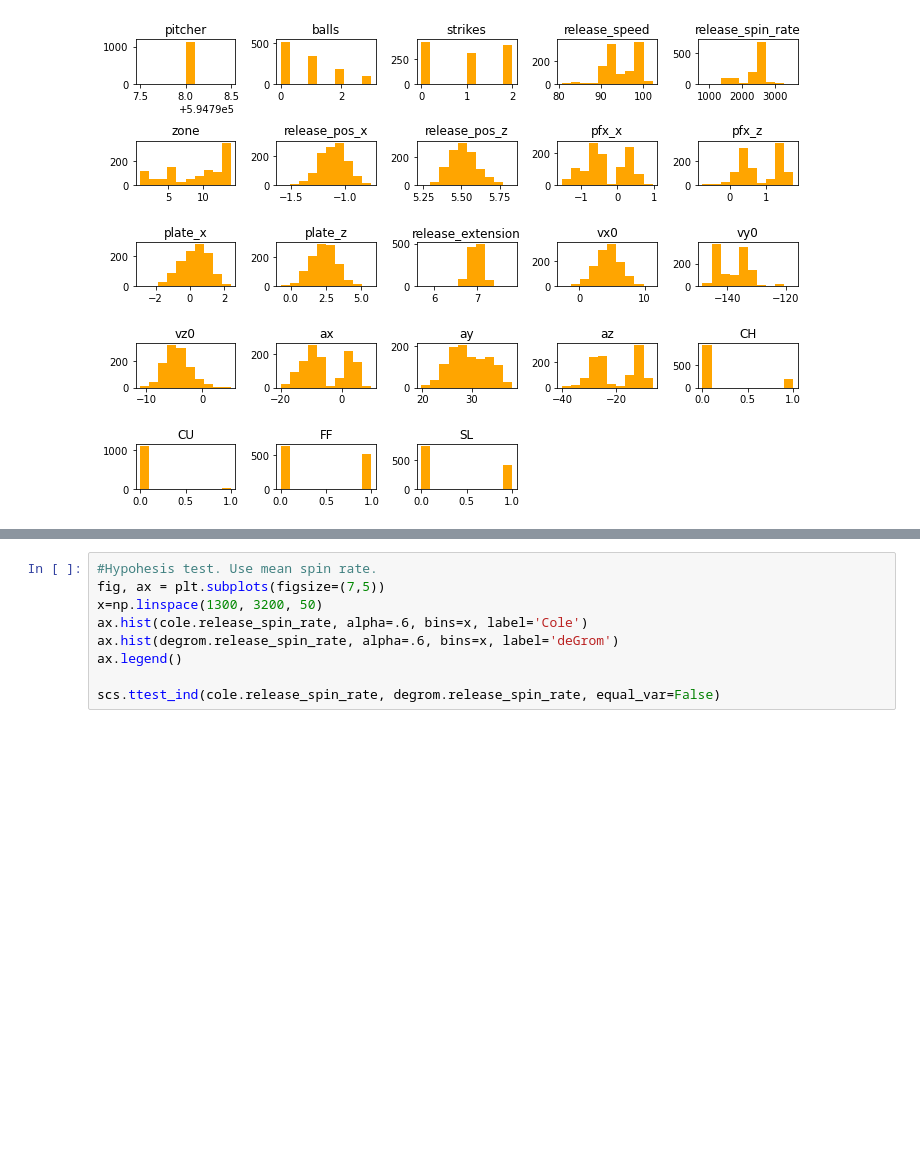
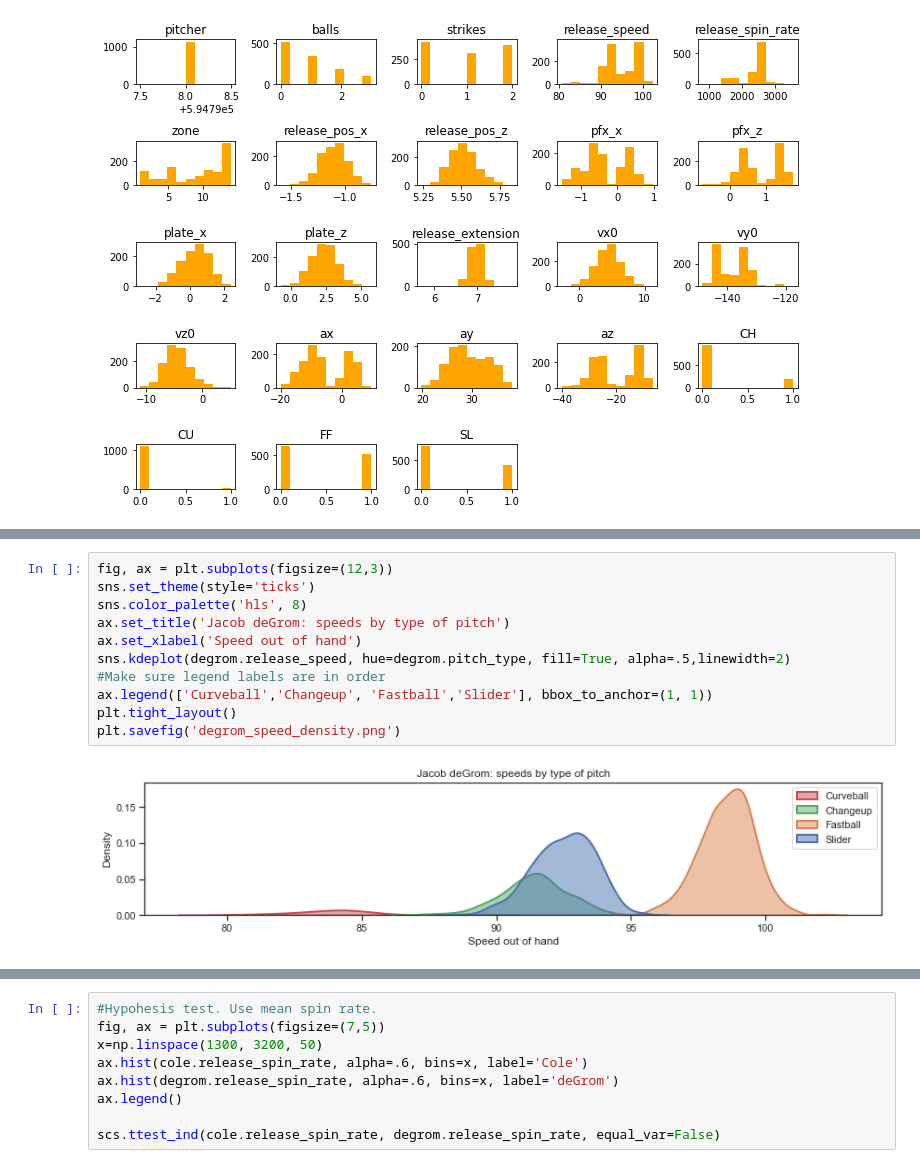
Before and after one commit to konstanzer/Ace_versus_Ace, a Jupyter notebook: src/viz_test.ipynb, the cells around one changed output, grey strips where cells are left out. Saved outputs shown, nothing was run; the diff lists cells and outputs as text; blank space fills up the shorter version.

```diff
--- a/src/viz_test.ipynb
+++ b/src/viz_test.ipynb
@@ -42,0 +96,13 @@ plt.tight_layout()
+# %%
+fig, ax = plt.subplots(figsize=(12,3))
+sns.set_theme(style='ticks')
+sns.color_palette('hls', 8)
+ax.set_title('Jacob deGrom: speeds by type of pitch')
+ax.set_xlabel('Speed out of hand')
+sns.kdeplot(degrom.release_speed, hue=degrom.pitch_type, fill=True, alpha=.5,linewidth=2)
+#Make sure legend labels are in order
+ax.legend(['Curveball','Changeup', 'Fastball','Slider'], bbox_to_anchor=(1, 1))
+plt.tight_layout()
+plt.savefig('degrom_speed_density.png')
+# %% [output]
+[figure, added]
```
Also changed, not shown: parts of 11 cells of this notebook, 13 other files.
